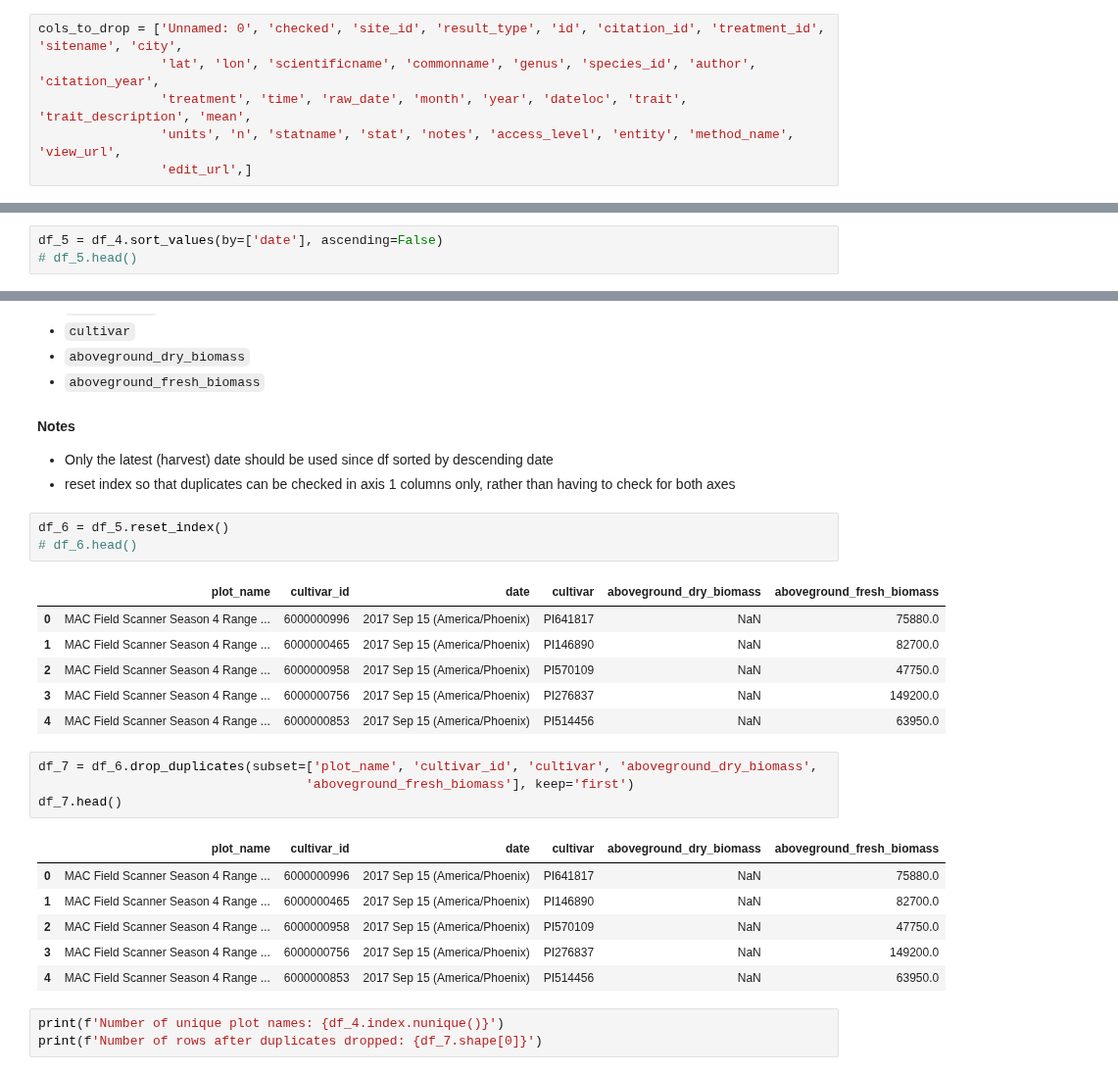
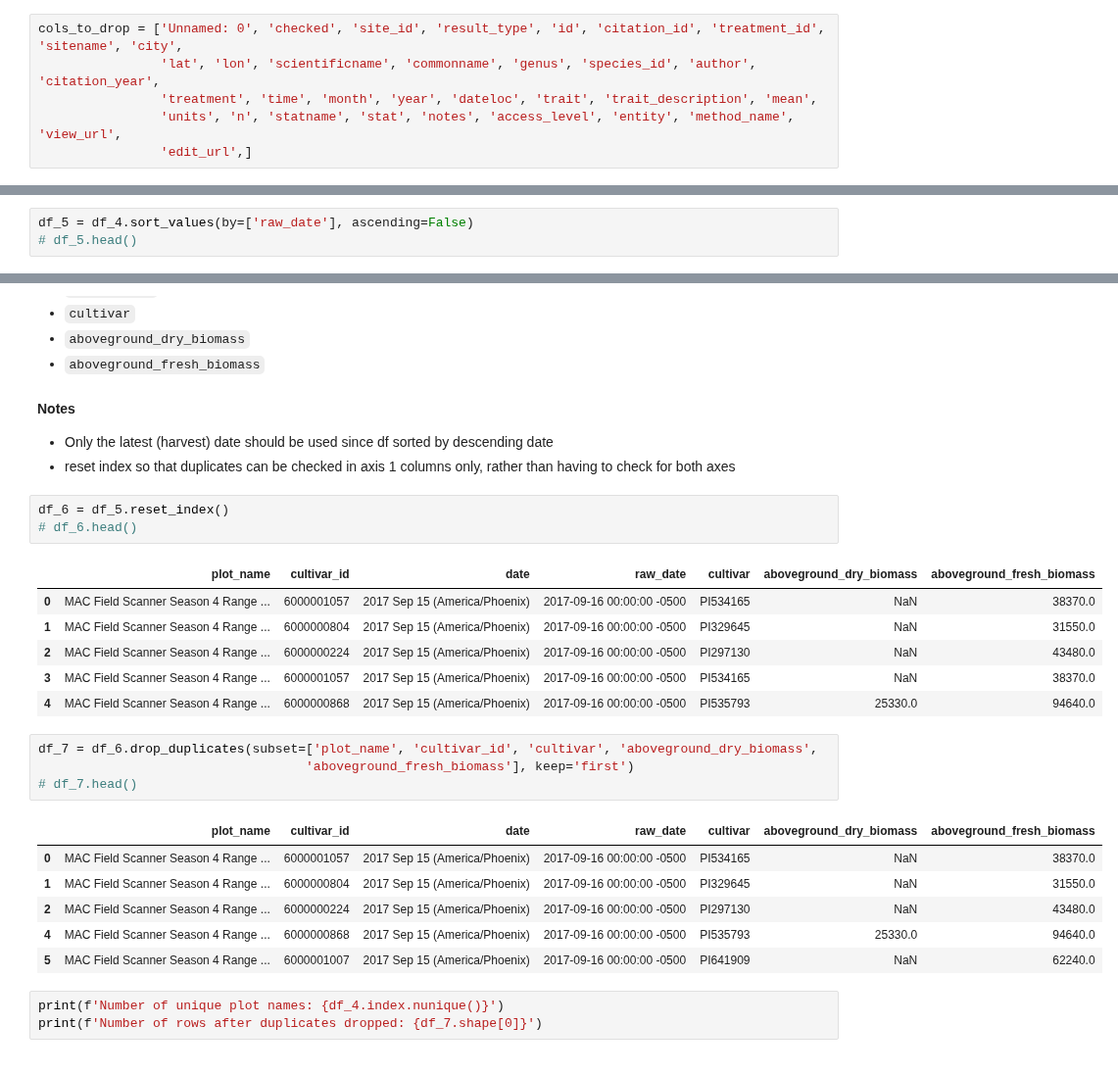
Before and after one commit to genophenoenvo/terraref-datasets, a Jupyter notebook: notebooks/biomass_gdd.ipynb, the cells around one changed output, grey strips where cells are left out. Shown at 98% size. Cells and saved outputs as stored; diff of their text form.

```diff
--- a/notebooks/biomass_gdd.ipynb
+++ b/notebooks/biomass_gdd.ipynb
@@ -176,7 +178,7 @@ Index(['Unnamed: 0', 'checked', 'result_type', 'id', 'citation_id', 'site_id',
 # %%
 cols_to_drop = ['Unnamed: 0', 'checked', 'site_id', 'result_type', 'id', 'citation_id', 'treatment_id', 'sitename', 'city',
                 'lat', 'lon', 'scientificname', 'commonname', 'genus', 'species_id', 'author', 'citation_year',
-                'treatment', 'time', 'raw_date', 'month', 'year', 'dateloc', 'trait', 'trait_description', 'mean',
+                'treatment', 'time', 'month', 'year', 'dateloc', 'trait', 'trait_description', 'mean',
                 'units', 'n', 'statname', 'stat', 'notes', 'access_level', 'entity', 'method_name', 'view_url',
                 'edit_url',]
 # %%
@@ -202,6 +206,6 @@ aboveground_dry_biomass      float64
 aboveground_fresh_biomass    float64
 dtype: object
 # %%
-df_5 = df_4.sort_values(by=['date'], ascending=False)
+df_5 = df_4.sort_values(by=['raw_date'], ascending=False)
 # df_5.head()
 # %% [output]
@@ -237,23 +241,23 @@ Shape of current processed data with dropped columns: (372363, 5)
 df_6 = df_5.reset_index()
 # df_6.head()
 # %% [output]
-|  | plot_name | cultivar_id | date | cultivar | aboveground_dry_biomass | aboveground_fresh_biomass |
-| 0 | MAC Field Scanner Season 4 Range ... | 6000000996 | 2017 Sep 15 (America/Phoenix) | PI641817 | NaN | 75880.0 |
-| 1 | MAC Field Scanner Season 4 Range ... | 6000000465 | 2017 Sep 15 (America/Phoenix) | PI146890 | NaN | 82700.0 |
-| 2 | MAC Field Scanner Season 4 Range ... | 6000000958 | 2017 Sep 15 (America/Phoenix) | PI570109 | NaN | 47750.0 |
-| 3 | MAC Field Scanner Season 4 Range ... | 6000000756 | 2017 Sep 15 (America/Phoenix) | PI276837 | NaN | 149200.0 |
-| 4 | MAC Field Scanner Season 4 Range ... | 6000000853 | 2017 Sep 15 (America/Phoenix) | PI514456 | NaN | 63950.0 |
+|  | plot_name | cultivar_id | date | raw_date | cultivar | aboveground_dry_biomass | aboveground_fresh_biomass |
+| 0 | MAC Field Scanner Season 4 Range ... | 6000001057 | 2017 Sep 15 (America/Phoenix) | 2017-09-16 00:00:00 -0500 | PI534165 | NaN | 38370.0 |
+| 1 | MAC Field Scanner Season 4 Range ... | 6000000804 | 2017 Sep 15 (America/Phoenix) | 2017-09-16 00:00:00 -0500 | PI329645 | NaN | 31550.0 |
+| 2 | MAC Field Scanner Season 4 Range ... | 6000000224 | 2017 Sep 15 (America/Phoenix) | 2017-09-16 00:00:00 -0500 | PI297130 | NaN | 43480.0 |
+| 3 | MAC Field Scanner Season 4 Range ... | 6000001057 | 2017 Sep 15 (America/Phoenix) | 2017-09-16 00:00:00 -0500 | PI534165 | NaN | 38370.0 |
+| 4 | MAC Field Scanner Season 4 Range ... | 6000000868 | 2017 Sep 15 (America/Phoenix) | 2017-09-16 00:00:00 -0500 | PI535793 | 25330.0 | 94640.0 |
 # %%
 df_7 = df_6.drop_duplicates(subset=['plot_name', 'cultivar_id', 'cultivar', 'aboveground_dry_biomass',
                                    'aboveground_fresh_biomass'], keep='first')
-df_7.head()
+# df_7.head()
 # %% [output]
-|  | plot_name | cultivar_id | date | cultivar | aboveground_dry_biomass | aboveground_fresh_biomass |
-| 0 | MAC Field Scanner Season 4 Range ... | 6000000996 | 2017 Sep 15 (America/Phoenix) | PI641817 | NaN | 75880.0 |
-| 1 | MAC Field Scanner Season 4 Range ... | 6000000465 | 2017 Sep 15 (America/Phoenix) | PI146890 | NaN | 82700.0 |
-| 2 | MAC Field Scanner Season 4 Range ... | 6000000958 | 2017 Sep 15 (America/Phoenix) | PI570109 | NaN | 47750.0 |
-| 3 | MAC Field Scanner Season 4 Range ... | 6000000756 | 2017 Sep 15 (America/Phoenix) | PI276837 | NaN | 149200.0 |
-| 4 | MAC Field Scanner Season 4 Range ... | 6000000853 | 2017 Sep 15 (America/Phoenix) | PI514456 | NaN | 63950.0 |
+|  | plot_name | cultivar_id | date | raw_date | cultivar | aboveground_dry_biomass | aboveground_fresh_biomass |
+| 0 | MAC Field Scanner Season 4 Range ... | 6000001057 | 2017 Sep 15 (America/Phoenix) | 2017-09-16 00:00:00 -0500 | PI534165 | NaN | 38370.0 |
+| 1 | MAC Field Scanner Season 4 Range ... | 6000000804 | 2017 Sep 15 (America/Phoenix) | 2017-09-16 00:00:00 -0500 | PI329645 | NaN | 31550.0 |
+| 2 | MAC Field Scanner Season 4 Range ... | 6000000224 | 2017 Sep 15 (America/Phoenix) | 2017-09-16 00:00:00 -0500 | PI297130 | NaN | 43480.0 |
+| 4 | MAC Field Scanner Season 4 Range ... | 6000000868 | 2017 Sep 15 (America/Phoenix) | 2017-09-16 00:00:00 -0500 | PI535793 | 25330.0 | 94640.0 |
+| 5 | MAC Field Scanner Season 4 Range ... | 6000001007 | 2017 Sep 15 (America/Phoenix) | 2017-09-16 00:00:00 -0500 | PI641909 | NaN | 62240.0 |
 # %%
 print(f'Number of unique plot names: {df_4.index.nunique()}')
 print(f'Number of rows after duplicates dropped: {df_7.shape[0]}')
```
Also changed, not shown: parts of 31 cells of this notebook.
